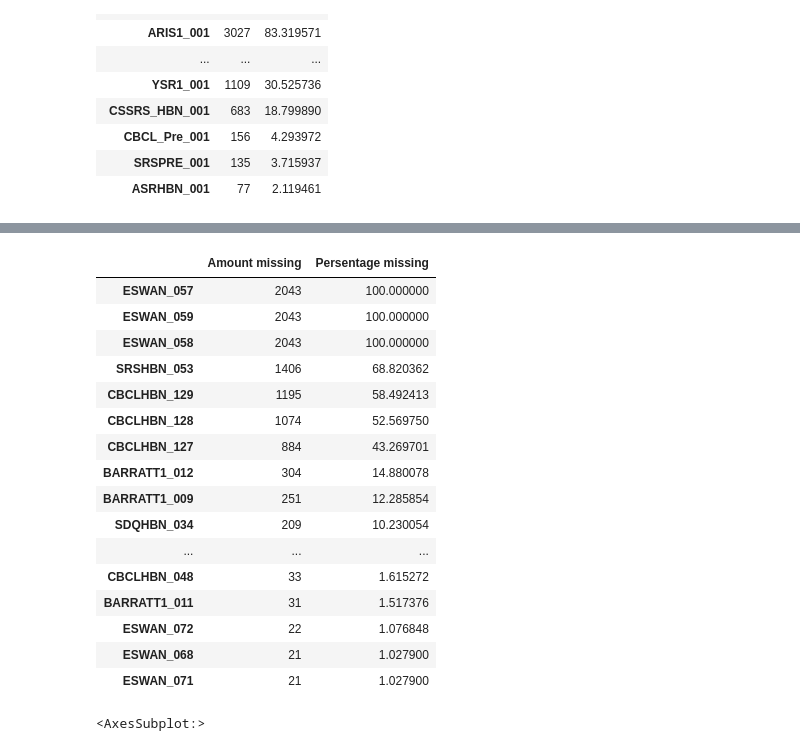
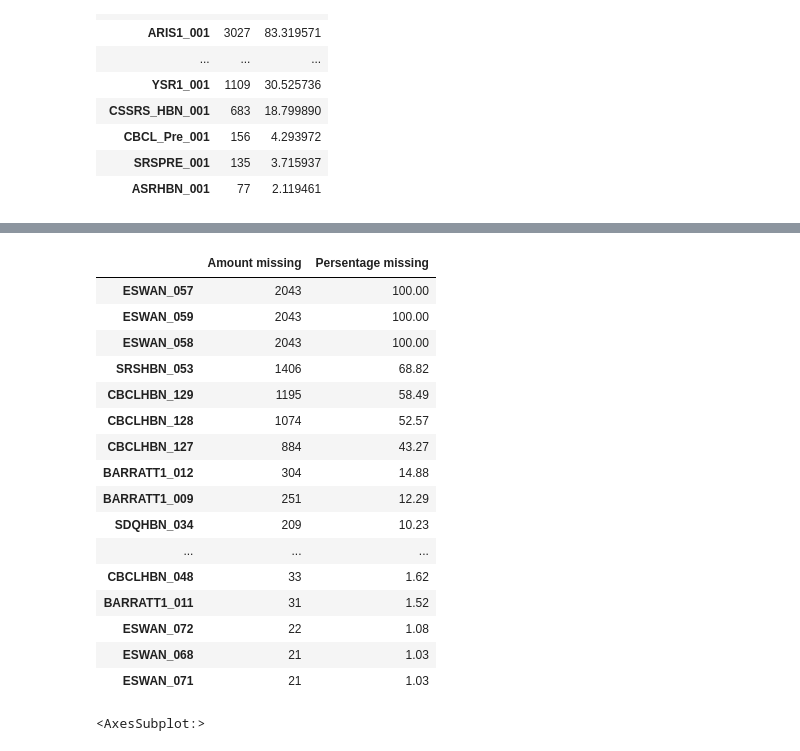
Before and after one commit to charlie42/HBN-explore, a Jupyter notebook: HBN-explore.ipynb, the cells around one changed output, grey strips where cells are left out. Cells and saved outputs as stored; diff of their text form; code cells hidden in the pictures.

```diff
--- a/HBN-explore.ipynb
+++ b/HBN-explore.ipynb
@@ -471,41 +492,41 @@ first_columns_until_SCARED
  'WHODASSR_001',
  'CISSR1_001']
 # %%
-# Get only people who took the most popular assessments until the first one with an age restriction
+# Get only people who took the most popular assessments until the first one with an age restriction (SCARED)
 columns_until_SCARED = []
 assessments_until_SCARED = [x.split("_")[0] for x in first_columns_until_SCARED]
 for assessment in assessments_until_SCARED:
     columns = [column for column in grouped_coins.columns if(assessment in column)]
     columns_until_SCARED.extend(columns)
 
 data_up_to_SCARED = grouped_coins.loc[grouped_coins[first_columns_until_SCARED].dropna(how="any").index][columns_until_SCARED+["ID"]]
 
-# Investigate missing values
+# Investigate missing values (up to SCARED)
 missing_report_up_to_SCARED = data_up_to_SCARED.isna().sum().to_frame(name="Amount missing")
 missing_report_up_to_SCARED["Persentage missing"] = missing_report_up_to_SCARED["Amount missing"]/data_up_to_SCARED["ID"].nunique() * 100
 missing_report_up_to_SCARED[
     (~missing_report_up_to_SCARED.index.str.contains("ConsensusDx")) # don't print missing data in dx because it's expected
-&
+    &
     (missing_report_up_to_SCARED["Persentage missing"] > 1)
-].sort_values(ascending=False, by="Amount missing")
+].sort_values(ascending=False, by="Amount missing").style.format(precision=2)
 # %% [output]
 |  | Amount missing | Persentage missing |
-| ESWAN_057 | 2043 | 100.000000 |
-| ESWAN_059 | 2043 | 100.000000 |
-| ESWAN_058 | 2043 | 100.000000 |
-| SRSHBN_053 | 1406 | 68.820362 |
-| CBCLHBN_129 | 1195 | 58.492413 |
-| CBCLHBN_128 | 1074 | 52.569750 |
-| CBCLHBN_127 | 884 | 43.269701 |
-| BARRATT1_012 | 304 | 14.880078 |
-| BARRATT1_009 | 251 | 12.285854 |
-| SDQHBN_034 | 209 | 10.230054 |
+| ESWAN_057 | 2043 | 100.00 |
+| ESWAN_059 | 2043 | 100.00 |
+| ESWAN_058 | 2043 | 100.00 |
+| SRSHBN_053 | 1406 | 68.82 |
+| CBCLHBN_129 | 1195 | 58.49 |
+| CBCLHBN_128 | 1074 | 52.57 |
+| CBCLHBN_127 | 884 | 43.27 |
+| BARRATT1_012 | 304 | 14.88 |
+| BARRATT1_009 | 251 | 12.29 |
+| SDQHBN_034 | 209 | 10.23 |
 | ... | ... | ... |
-| CBCLHBN_048 | 33 | 1.615272 |
-| BARRATT1_011 | 31 | 1.517376 |
-| ESWAN_072 | 22 | 1.076848 |
-| ESWAN_068 | 21 | 1.027900 |
-| ESWAN_071 | 21 | 1.027900 |
+| CBCLHBN_048 | 33 | 1.62 |
+| BARRATT1_011 | 31 | 1.52 |
+| ESWAN_072 | 22 | 1.08 |
+| ESWAN_068 | 21 | 1.03 |
+| ESWAN_071 | 21 | 1.03 |
 # %%
 # Check if missing columns are dependent on each other
 
```
Also changed, not shown: parts of 20 cells of this notebook.
